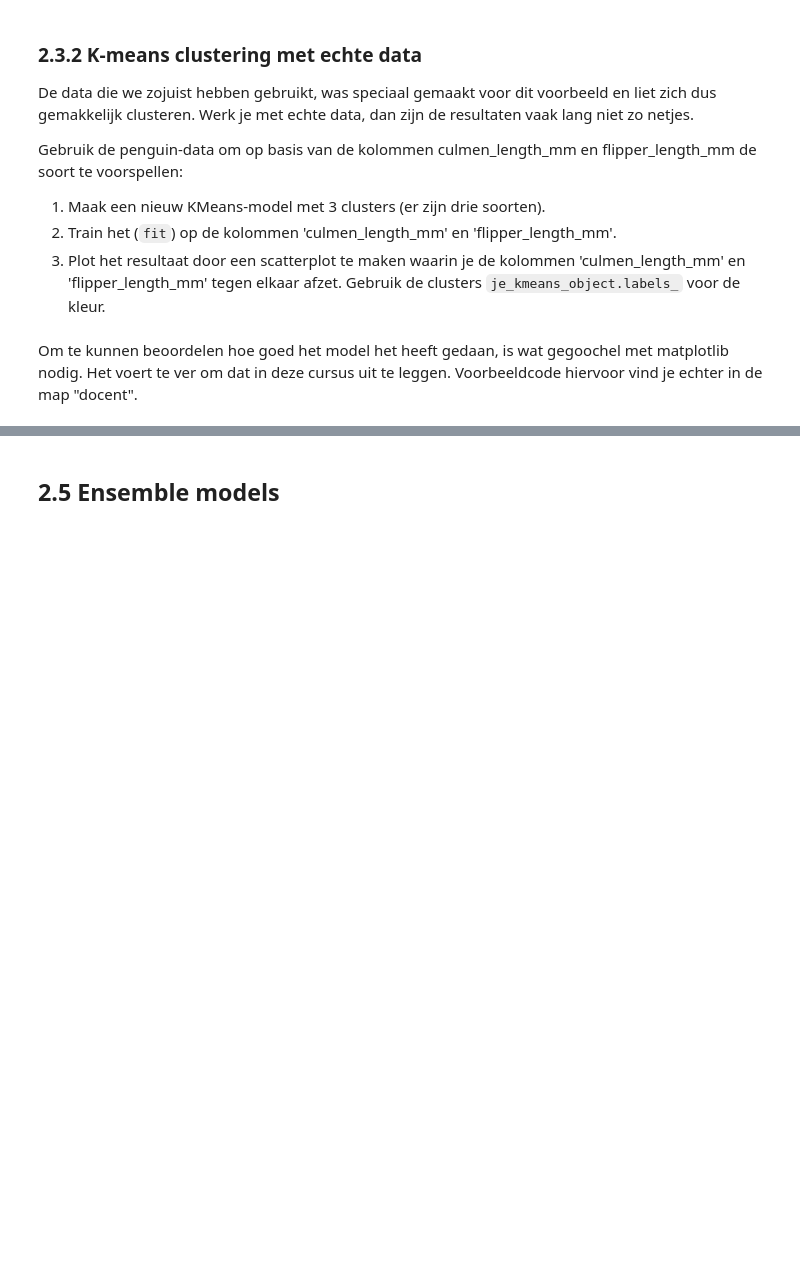
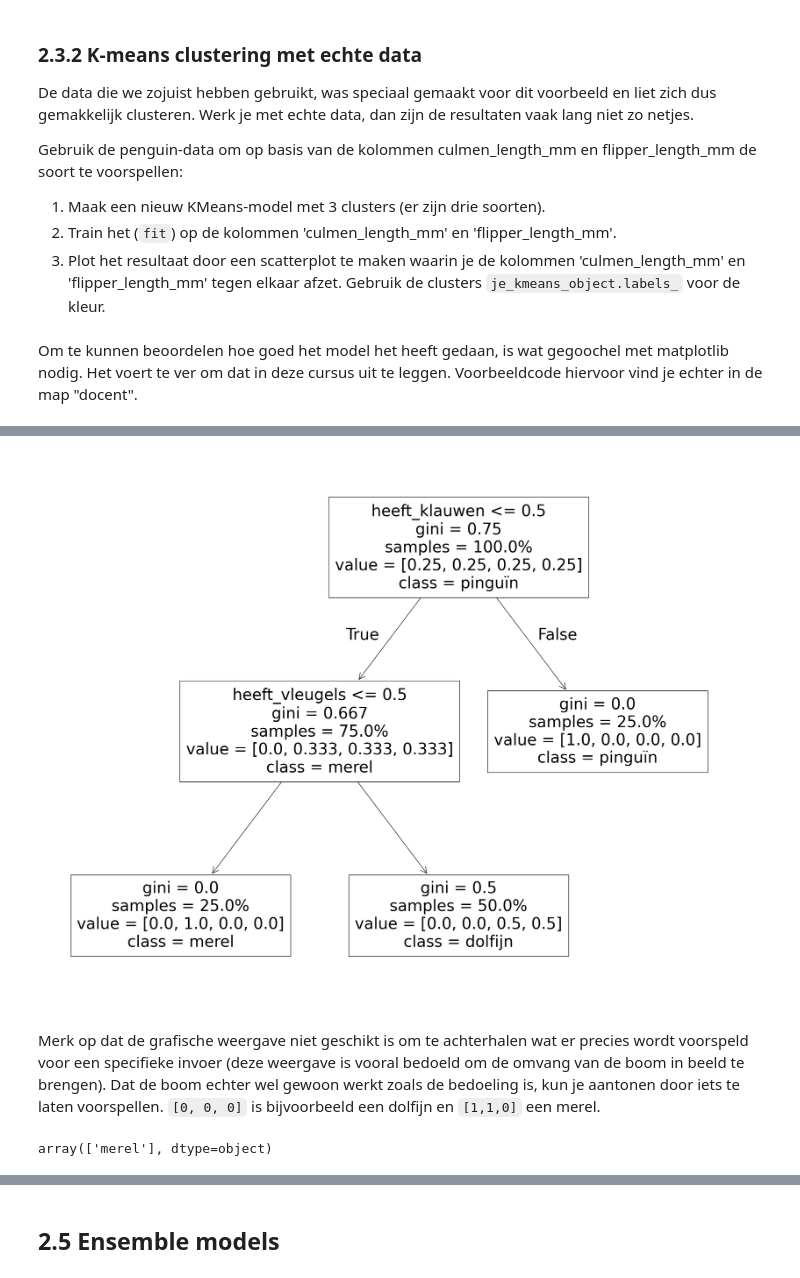
Before and after one commit to mcdejonge/cursus-beginnen-met-data-science, a Jupyter notebook: les_2_modellen.ipynb, the cells around one changed output, grey strips where cells are left out. Drawn from its saved outputs; the diff is of its cells as text; code cells hidden in the pictures; blank space fills up the shorter version.

```diff
--- a/les_2_modellen.ipynb
+++ b/les_2_modellen.ipynb
@@ -360,0 +374,7 @@ Bijvoorbeeld: stel dat we willen weten met wat voor soort dier te maken we hebbe
+# %%
+# Lees de data in.
+if 'COLAB_GPU' in os.environ:
+    dfdieren = pd.read_csv("https://raw.githubusercontent.com/mcdejonge/beginnen_met_data_science/refs/heads/main/data/dieren.csv")
+else:
+    dfdieren = pd.read_csv("data/dieren.csv")
+dfdieren
@@ -360,0 +387,27 @@ Bijvoorbeeld: stel dat we willen weten met wat voor soort dier te maken we hebbe
+# %%
+
+
+# Deze kolommen gebruiken we om de keuze te maken
+xcols = ['heeft_vleugels', 'kan_vliegen', 'heeft_klauwen']
+# Deze kolom willen we voorspellen
+ycol = 'dier'
+
+# Maak een tree met diepte 2
+tree = DecisionTreeClassifier(max_depth=2)
+
+tree.fit(dfdieren[xcols], dfdieren[[ycol]])
+plt.figure(figsize=(25,20))
+plot_tree(tree,
+          feature_names = xcols,
+          class_names = dfdieren[ycol].unique(),
+          proportion = True)
+plt.show()
+# %% [output]
+[figure, added]
+# %% [markdown]
+Merk op dat de grafische weergave niet geschikt is om te achterhalen wat er precies wordt voorspeld voor een specifieke invoer (deze weergave is vooral bedoeld om de omvang van de boom in beeld te brengen). Dat de boom echter wel gewoon werkt zoals de bedoeling is, kun je aantonen door iets te laten voorspellen. `[0, 0, 0]` is bijvoorbeeld een dolfijn en `[1,1,0]` een merel.
+# %%
+# Controleer of het model correct voorspelt.
+tree.predict(np.array([1,1,0]).reshape(1, -1))
+# %% [output]
+array(['merel'], dtype=object)
```
Also changed, not shown: parts of 9 cells of this notebook, 1 other file.
